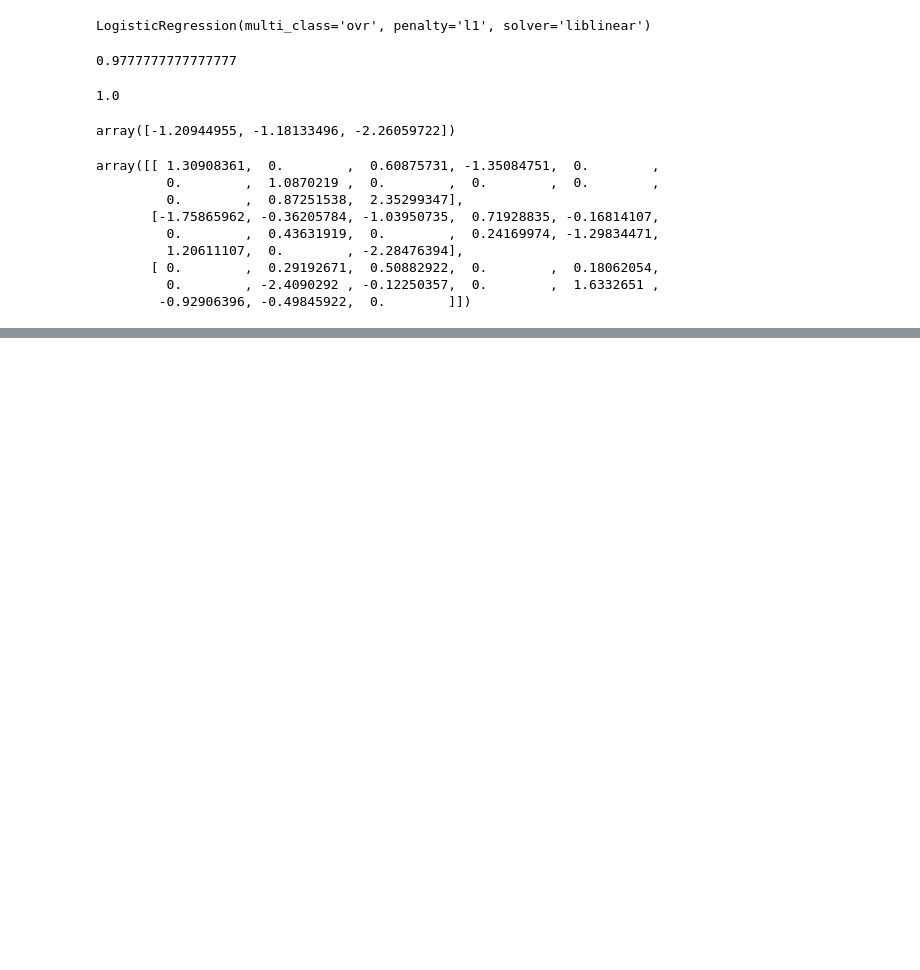
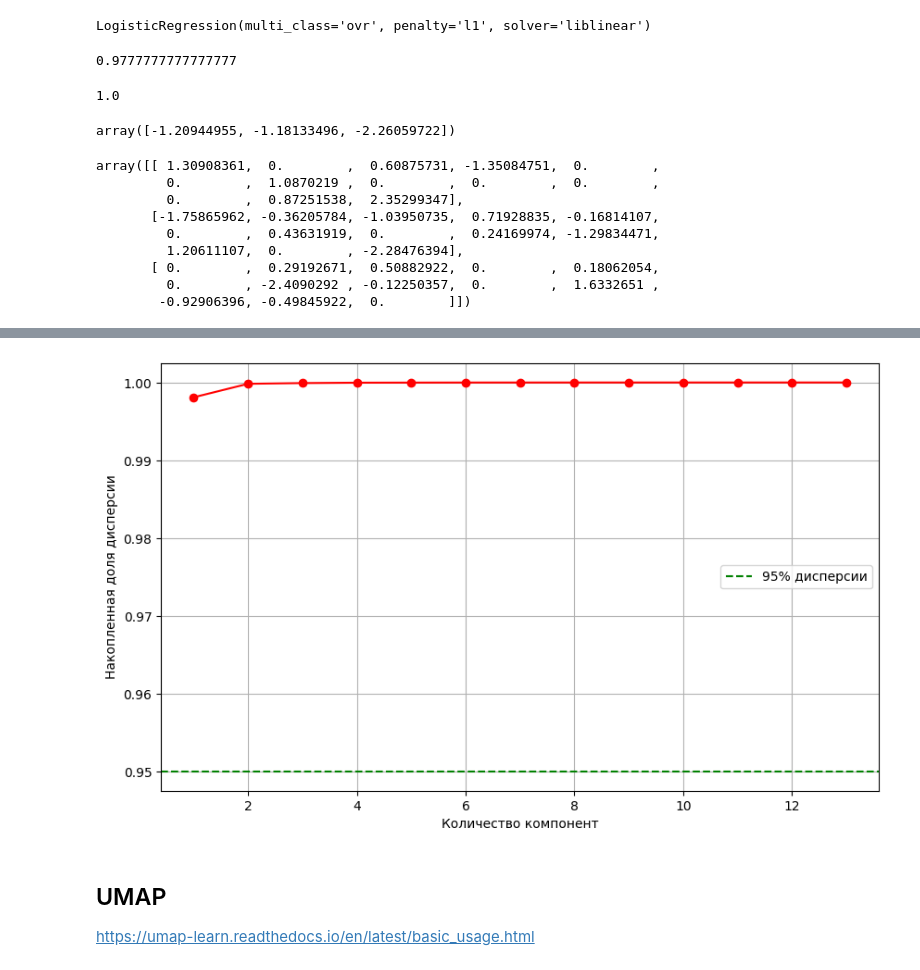
Before and after one commit to Swanger-Iz/ML_pytorch_lessons, a Jupyter notebook: book_rashka/first.ipynb, the cells around one changed output, grey strips where cells are left out. Drawn from its saved outputs; the diff is of its cells as text; code cells hidden in the pictures; blank space fills up the shorter version.

```diff
--- a/book_rashka/first.ipynb
+++ b/book_rashka/first.ipynb
@@ -420,0 +584,14 @@ array([[ 1.30908361,  0.        ,  0.60875731, -1.35084751,  0.        ,
+# %%
+plt.figure(figsize=(10, 6))
+plt.plot(range(1, 14), np.cumsum(pca.explained_variance_ratio_), 'ro-')
+plt.xlabel('Количество компонент')
+plt.ylabel('Накопленная доля дисперсии')
+plt.axhline(y=0.95, color='g', linestyle='--', label='95% дисперсии')  # Часто используют 95%
+plt.legend()
+plt.grid(True)
+plt.show()
+# %% [output]
+[figure, added]
+# %% [markdown]
+## UMAP
+https://umap-learn.readthedocs.io/en/latest/basic_usage.html
```
Also changed, not shown: parts of 12 cells of this notebook, 3 other files.
